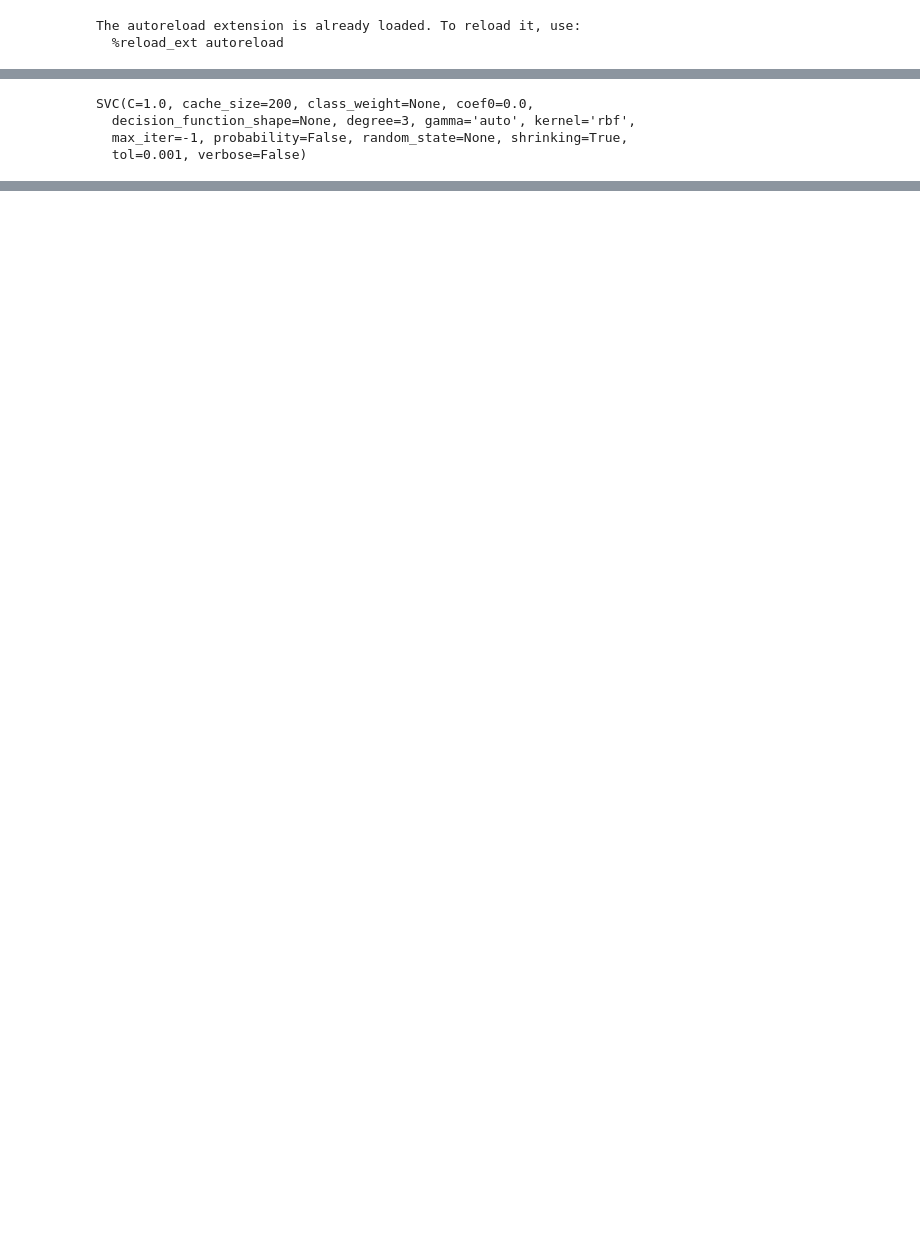
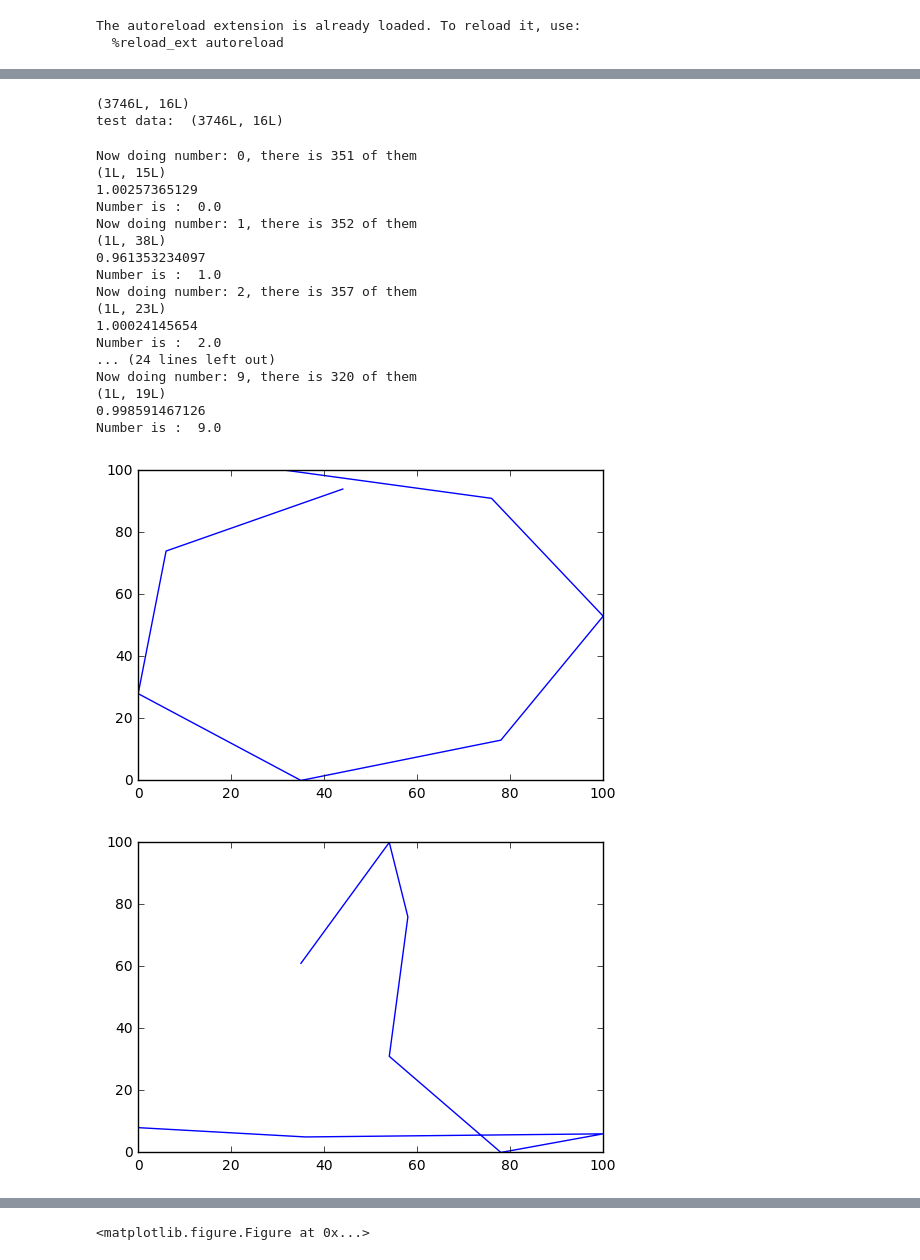
Before and after one commit to Capitalkiller/CS271_SVM, a Jupyter notebook: svm.ipynb, the cells around one changed output, grey strips where cells are left out. Drawn from its saved outputs; the diff is of its cells as text; code cells hidden in the pictures; blank space fills up the shorter version.

```diff
--- a/svm.ipynb
+++ b/svm.ipynb
@@ -78,30 +68,49 @@ validation_correct_rate(validation_data, validation_lable, train_data, train_lab
-# %%
-# using lib svm main
-clf = svm.SVC()
-clf.fit(train_data, train_lable)
-trainErr = []
-validationErr = []
-for i in range (1):
-    # svm main
-    ir = 5 * i
-    print "iter: ", ir
-    clf = svm.SVC(max_iter=100)
-    clf.fit(train_data, train_lable)
-    terror = test(train_data, train_lable, clf)
-    print "test correcr rate: ",terror
-    trainErr.append(terror)
-    verror = test(validation_data, validation_lable, clf)
-    print "validation correcr rate: ",verror
-    validationErr.append(verror)
-#plt.plot(trainErr)
-#plt.plot(validationErr)
-sample = train_data[1200,:]
-visualize(sample)
-sample= sample.reshape(1, -1)
-print sample.shape
-print clf.predict(sample)
-# %% [output]
-SVC(C=1.0, cache_size=200, class_weight=None, coef0=0.0,
-  decision_function_shape=None, degree=3, gamma='auto', kernel='rbf',
-  max_iter=-1, probability=False, random_state=None, shrinking=True,
-  tol=0.001, verbose=False)
+# %%
+# predict
+
+test_data  = load_test("./data/pendigits-test-nolabels.csv")
+print "test data: ", test_data.shape
+number = np.zeros(len(test_data))
+for i in range(len(test_data)):
+    number[i] = int(number_predict(test_data[i, :], train_data, train_lable_num, alpha_num, b_num, kernel_gaussian))
+number = number.astype(int)
+np.savetxt('prediction.txt', number,fmt='%i')
+# %% [output]
+(3746L, 16L)
+test data:  (3746L, 16L)
+# %%
+# support vector
+for i in range (10):
+    lable_one = np.copy(train_lable)
+    lable_one[train_lable == i] = 1
+    lable_one[train_lable != i] = -1
+    print "Now doing number: %i, there is %i of them" %(i, (train_lable == i).sum())
+    alpha_one, b_one = alpha_num[i], b_num[i]
+    alphanotzero = np.where(alpha_one > 0.8)
+    alphanotzero = np.asarray(alphanotzero)
+    print alphanotzero.shape
+    index = alphanotzero[0][0]
+    print alpha_one[index]
+
+    visualize(train_data[index,:],train_lable[index] )
+    plt.figure()
+# %% [output]
+Now doing number: 0, there is 351 of them
+(1L, 15L)
+1.00257365129
+Number is :  0.0
+Now doing number: 1, there is 352 of them
+(1L, 38L)
+0.961353234097
+Number is :  1.0
+Now doing number: 2, there is 357 of them
+(1L, 23L)
+1.00024145654
+Number is :  2.0
+... (24 lines left out)
+Now doing number: 9, there is 320 of them
+(1L, 19L)
+0.998591467126
+Number is :  9.0
+[figure, added]
+[figure, added]
@@ -107,0 +125 @@ SVC(C=1.0, cache_size=200, class_weight=None, coef0=0.0,
+<matplotlib.figure.Figure at 0x...>
```
Also changed, not shown: parts of 11 cells of this notebook, 7 other files.
